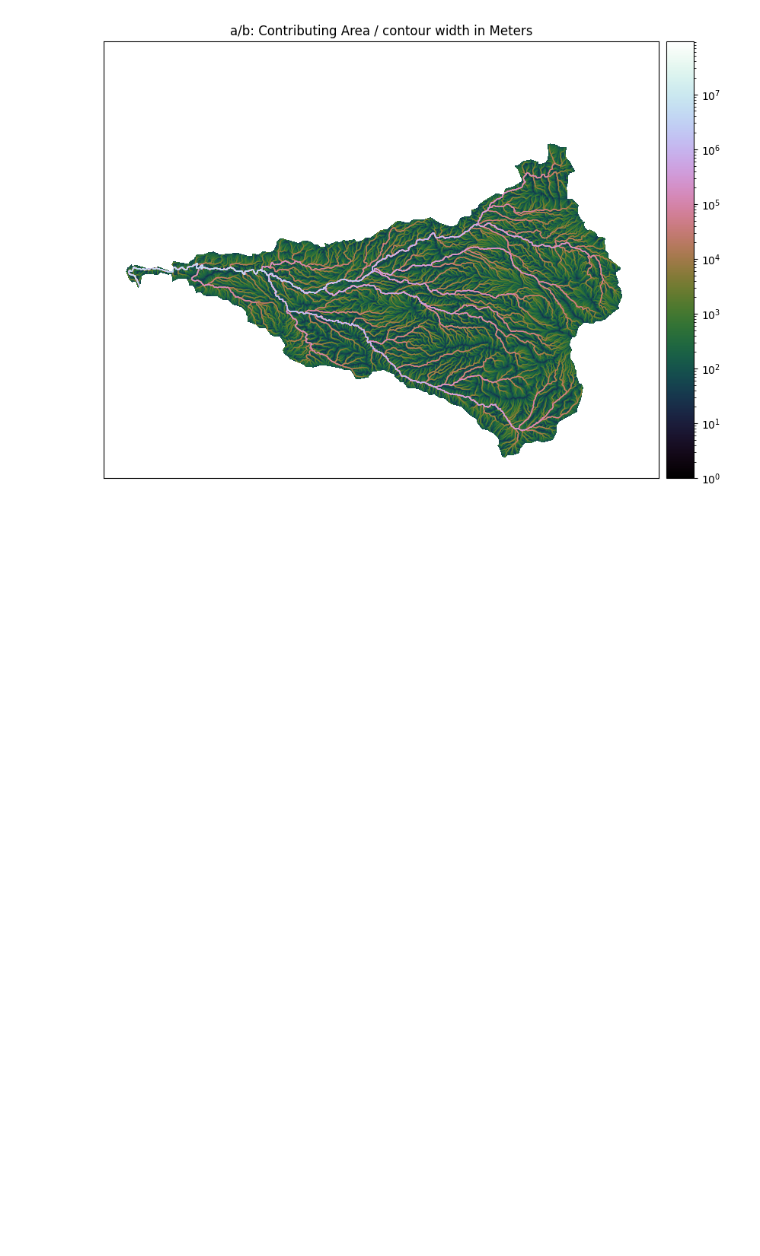
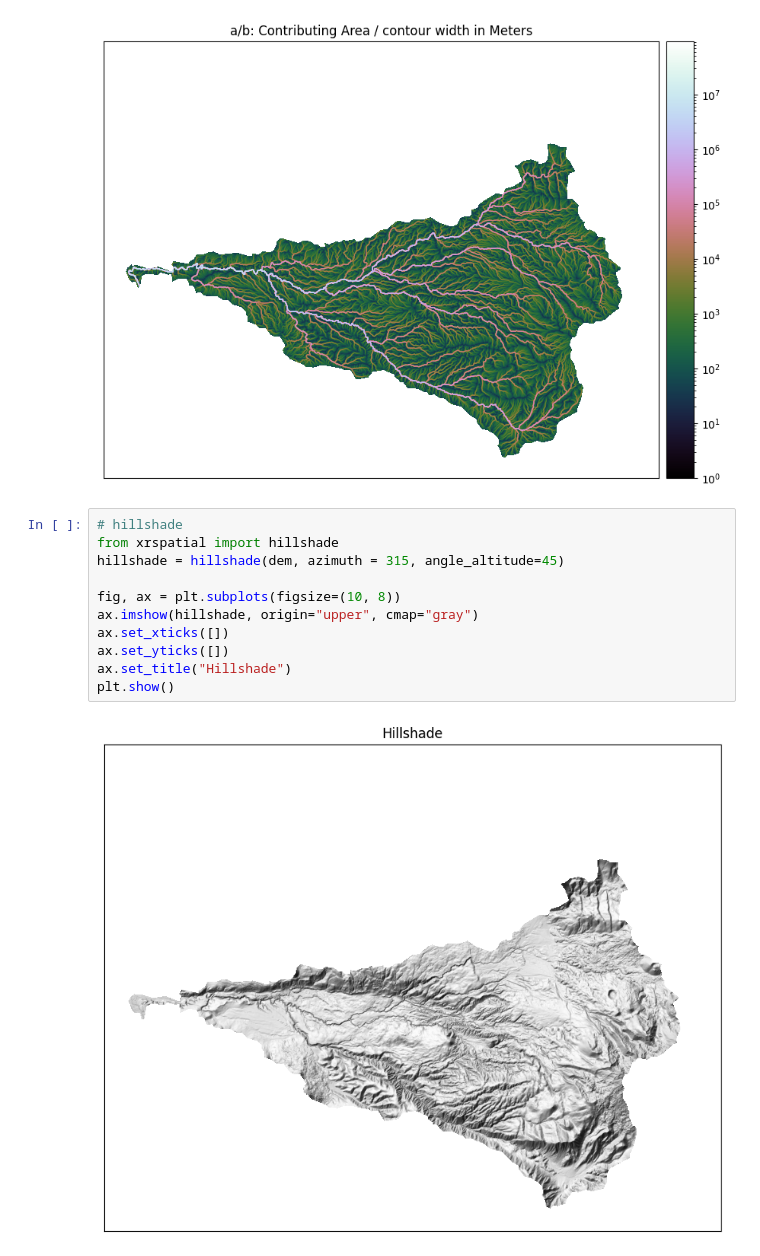
Before and after one commit to avkoehl/landscape_processes, a Jupyter notebook: notebooks/map_dominant_landscape_processes.ipynb, the cells around one changed output. Drawn from its saved outputs; the diff is of its cells as text; blank space fills up the shorter version.

Commit message:
hillshade and hillshade parameters

```diff
--- a/notebooks/map_dominant_landscape_processes.ipynb
+++ b/notebooks/map_dominant_landscape_processes.ipynb
@@ -227,3 +171,16 @@ fig.colorbar(im, cax=cax, orientation="vertical")
 plt.show()
 # %% [output]
 [figure]
+# %%
+# hillshade
+from xrspatial import hillshade
+hillshade = hillshade(dem, azimuth = 315, angle_altitude=45)
+
+fig, ax = plt.subplots(figsize=(10, 8))
+ax.imshow(hillshade, origin="upper", cmap="gray")
+ax.set_xticks([])
+ax.set_yticks([])
+ax.set_title("Hillshade")
+plt.show()
+# %% [output]
+[figure, added]
```
Also changed, not shown: parts of 1 cell of this notebook.
